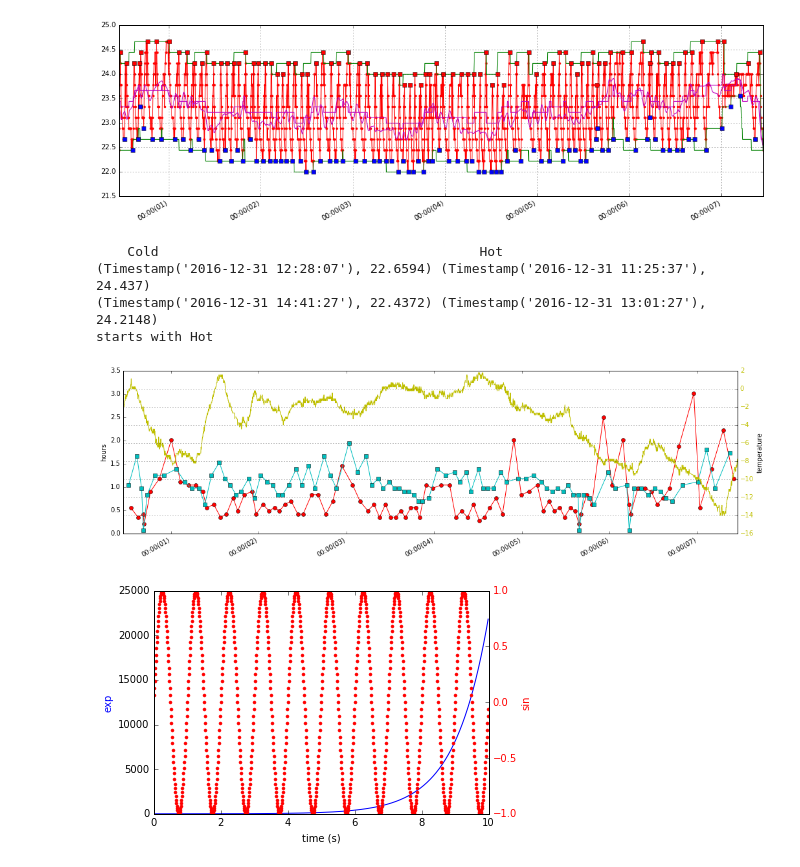
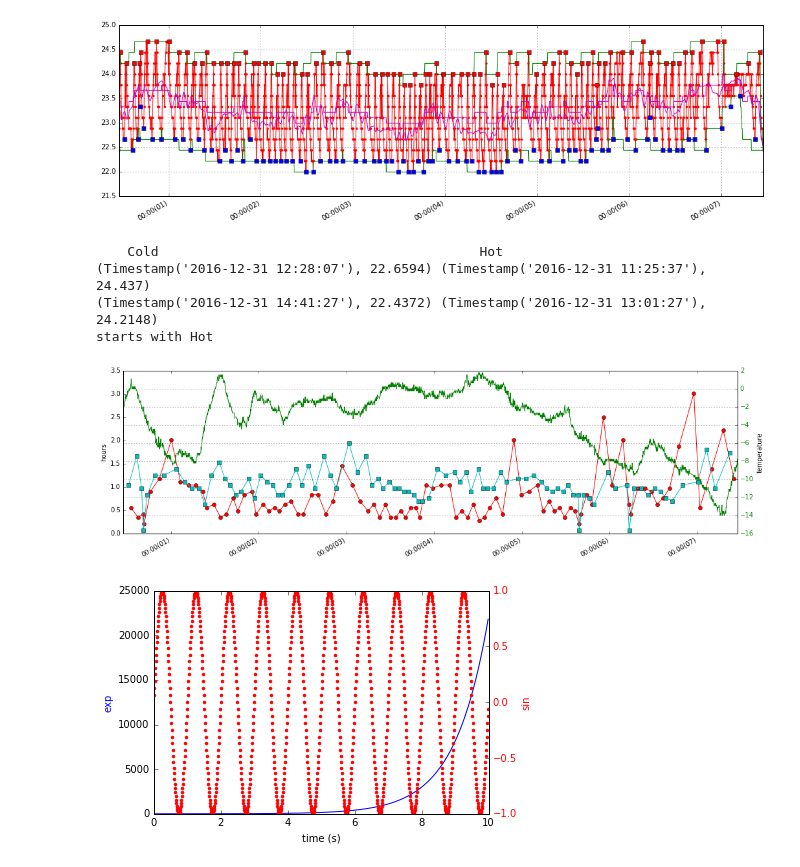
Before and after one commit to jarogames/InstructJupyter, a Jupyter notebook: MySQL/AnalyzeHeatPump.ipynb, the cells around one changed output. Cells and saved outputs as stored; diff of their text form; code cells hidden in the pictures.

```diff
--- a/MySQL/AnalyzeHeatPump.ipynb
+++ b/MySQL/AnalyzeHeatPump.ipynb
@@ -138,36 +138,36 @@ if (extremesL[-1]<extremesH[-1]):
 else:
     print('starts with Hot')
     cc=[  (c[0],(c[0]-h[0]).total_seconds()/3600) for h,c in zip( reversed(extremesH),reversed(extremesL))]
     hh=[  (h[0],(h[0]-c[0]).total_seconds()/3600) for h,c in zip( reversed(extremesH[:-1]),reversed(extremesL)) ]
 monthsFmt = DateFormatter("%H:%M(%d)")
 fig2, ax2 = plt.subplots( figsize=(17, 5), dpi=100 )
 ax2.xaxis.set_major_formatter(monthsFmt)#nice diagonal format
 
 plt.plot( *zip(*hh)   , color='r' , marker='o',  ls='-')
 plt.plot( *zip(*cc)   , color='c' , marker='s',  ls='-')
 plt.ylabel('hours')
 
 #plt.hist( hh , 30, color='b' , edgecolor="none" , range=[0,3]  )
 #plt.hist( cc , 30  , color='r' , range=[0,3] , alpha=0.4  )
 
 x1,x2,y1,y2 = plt.axis()
 #plt.axis((x1,x2,-12,4.5))
 ax2b=ax2.twinx()
-ax2b.plot( df.t, tout ,'y')
+ax2b.plot( df.t, tout ,'g')
 plt.ylabel('temperature')
 for tl in ax2b.get_yticklabels():
-    tl.set_color('y')
+    tl.set_color('g')
 plt.grid(True)
 plt.gcf().autofmt_xdate()
 plt.savefig('cerpadlo_deltaH.jpg')
 
 plt.show()
 # %% [output]
     Cold                                         Hot
 (Timestamp('2016-12-31 12:28:07'), 22.6594) (Timestamp('2016-12-31 11:25:37'), 24.437)
 (Timestamp('2016-12-31 14:41:27'), 22.4372) (Timestamp('2016-12-31 13:01:27'), 24.2148)
 starts with Hot
-[figure, old version]
+[figure, new version]
 # %%
 
 import numpy as np
```
